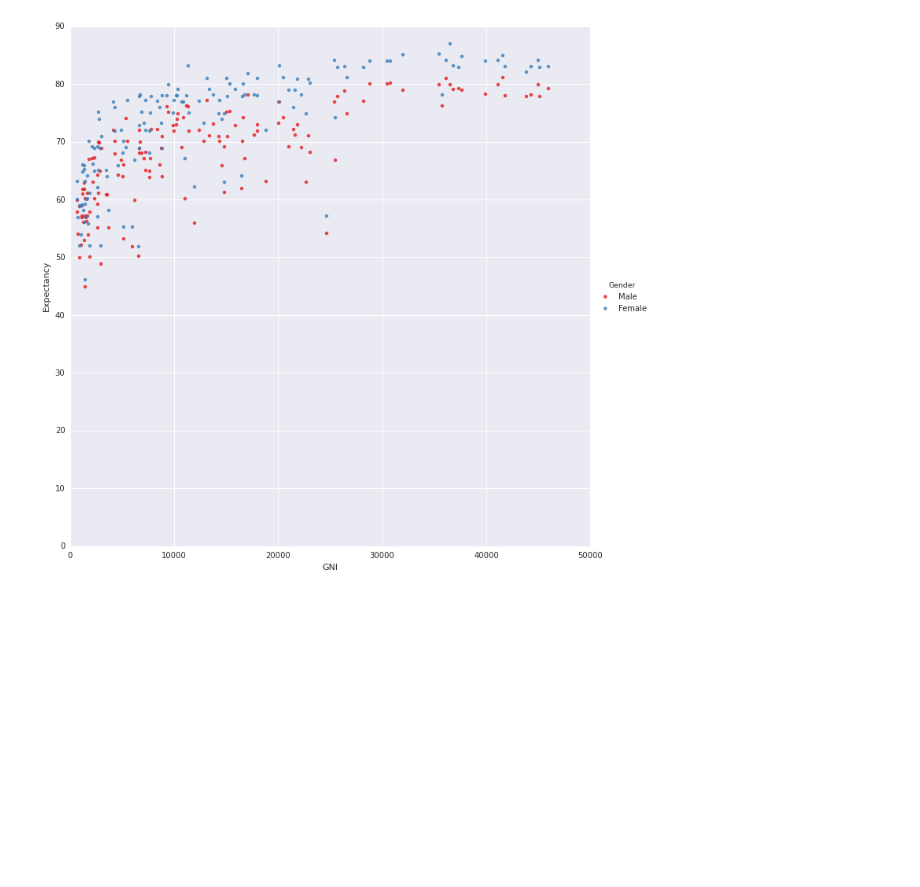
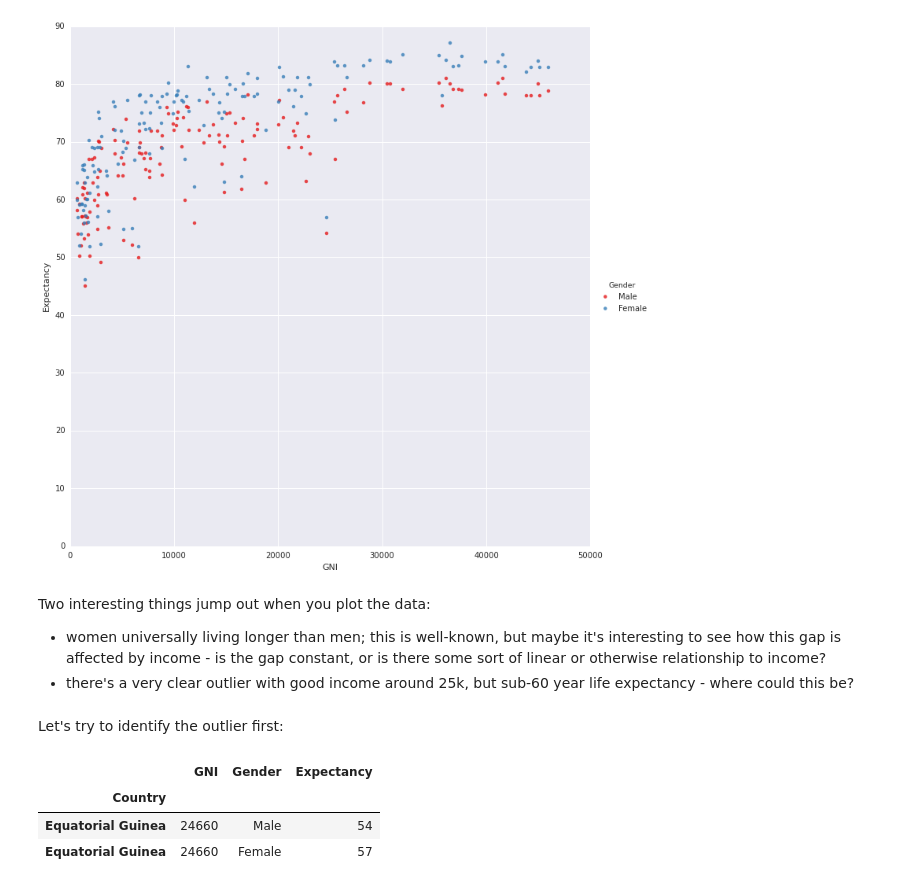
Before and after one commit to enkidu123/ci-data-experiments, a Jupyter notebook: notebooks/data-un-life-expectancy.ipynb, the cells around one changed output. Drawn from its saved outputs; the diff is of its cells as text; code cells hidden in the pictures; blank space fills up the shorter version.

```diff
--- a/notebooks/data-un-life-expectancy.ipynb
+++ b/notebooks/data-un-life-expectancy.ipynb
@@ -104,3 +109,16 @@ grid.set(xlim=(0, 50000), ylim=(0, 90))
 # %% [output]
 <seaborn.axisgrid.FacetGrid at 0x...>
 [figure]
+# %% [markdown]
+Two interesting things jump out when you plot the data:
+- women universally living longer than men; this is well-known, but maybe it's interesting to see how this gap is affected by income - is the gap constant, or is there some sort of linear or otherwise relationship to income?
+- there's a very clear outlier with good income around 25k, but sub-60 year life expectancy - where could this be?
+# %% [markdown]
+Let's try to identify the outlier first:
+# %%
+df_combined[(df_combined['GNI'] > 20000) & (df_combined['Expectancy'] < 60)]
+# %% [output]
+|  | GNI | Gender | Expectancy |
+| Country |  |  |  |
+| Equatorial Guinea | 24660 | Male | 54 |
+| Equatorial Guinea | 24660 | Female | 57 |
```
Also changed, not shown: parts of 10 cells of this notebook.
